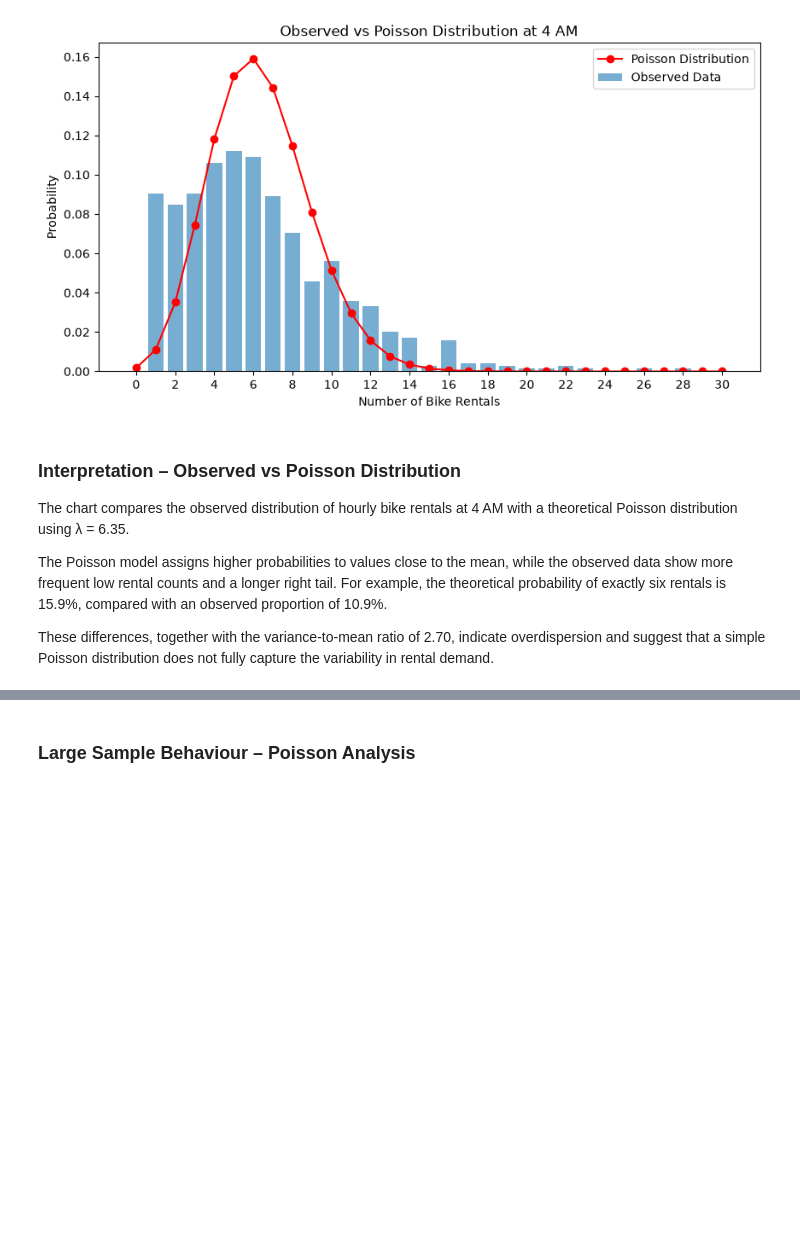
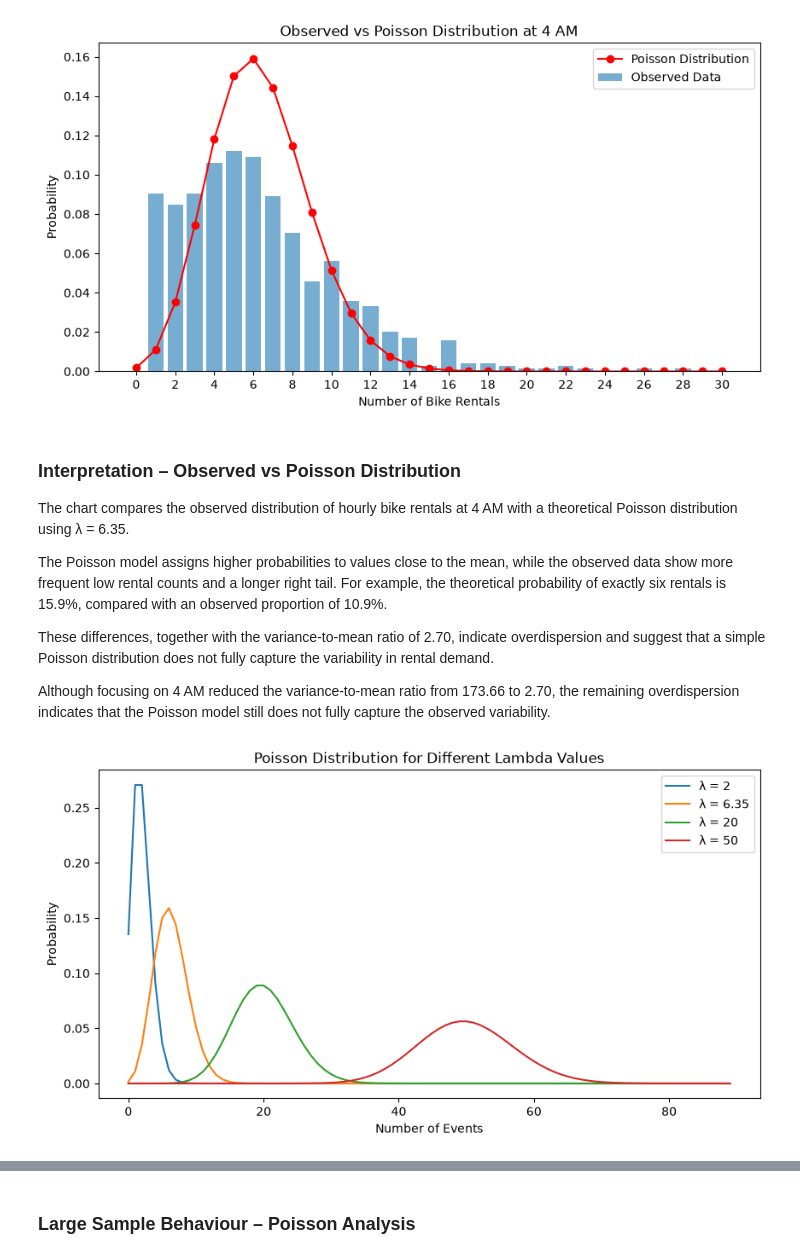
Before and after one commit to LucianaHamaji-2026408/CCT_Statistics_CA01_2026408, a Jupyter notebook: CA1_STATS_2026408.ipynb, the cells around one changed output, grey strips where cells are left out. Drawn from its saved outputs; the diff is of its cells as text; code cells hidden in the pictures; blank space fills up the shorter version.

```diff
--- a/CA1_STATS_2026408.ipynb
+++ b/CA1_STATS_2026408.ipynb
@@ -451,3 +451,26 @@ The chart compares the observed distribution of hourly bike rentals at 4 AM with
 The Poisson model assigns higher probabilities to values close to the mean, while the observed data show more frequent low rental counts and a longer right tail. For example, the theoretical probability of exactly six rentals is 15.9%, compared with an observed proportion of 10.9%.
 
 These differences, together with the variance-to-mean ratio of 2.70, indicate overdispersion and suggest that a simple Poisson distribution does not fully capture the variability in rental demand.
+
+Although focusing on 4 AM reduced the variance-to-mean ratio from 173.66 to 2.70, the remaining overdispersion indicates that the Poisson model still does not fully capture the observed variability.
+# %%
+from scipy.stats import poisson
+import numpy as np
+import matplotlib.pyplot as plt
+
+lambda_values = [2, 6.35, 20, 50]
+
+plt.figure(figsize=(10, 5))
+
+for lam in lambda_values:
+    x = np.arange(0, 90)
+    plt.plot(x, poisson.pmf(x, mu=lam),
+             label=f'λ = {lam}')
+
+plt.title('Poisson Distribution for Different Lambda Values')
+plt.xlabel('Number of Events')
+plt.ylabel('Probability')
+plt.legend()
+plt.show()
+# %% [output]
+[figure, added]
```
Also changed, not shown: parts of 2 cells of this notebook, 4 other files.
